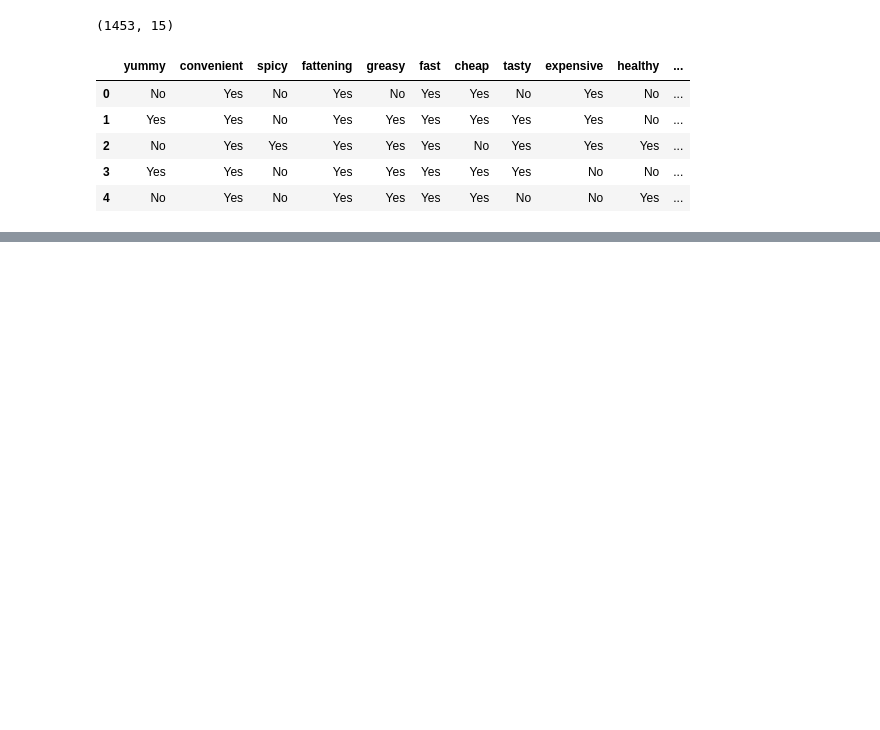
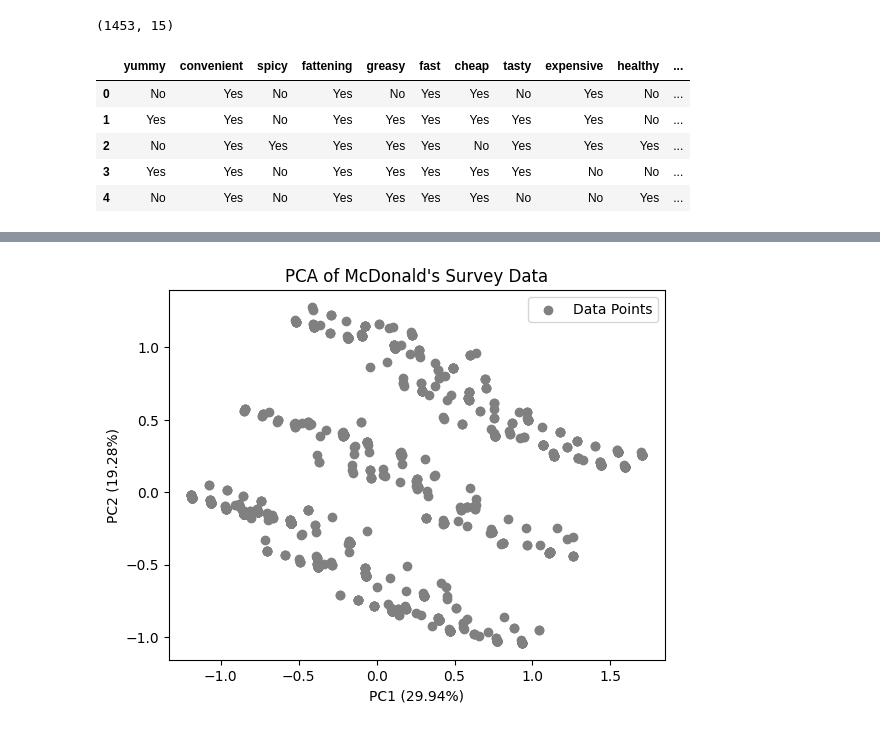
Before and after one commit to KAVINKUMAR1102/DATA-INVESTIGATION, a Jupyter notebook: McDonald's dataset.ipynb, the cells around one changed output, grey strips where cells are left out. Cells and saved outputs as stored; diff of their text form; code cells hidden in the pictures; blank space fills up the shorter version.

```diff
--- a/McDonald's dataset.ipynb
+++ b/McDonald's dataset.ipynb
@@ -44,0 +42,16 @@ dtype: float64
+# %%
+from sklearn.decomposition import PCA
+
+# convert 'Yes' and 'No' to 1 and 0 respectively in the first 11 columns
+MD_x = mcdonalds.iloc[:, :11].replace({'Yes': 1, 'No': 0}).values
+
+# perform PCA
+MD_pca = PCA().fit(MD_x)
+
+# print summary
+summary_df = pd.DataFrame({
+    'Standard deviation': np.sqrt(MD_pca.explained_variance_),
+    'Proportion of Variance': MD_pca.explained_variance_ratio_,
+    'Cumulative Proportion': np.cumsum(MD_pca.explained_variance_ratio_)
+})
+print(summary_df)
@@ -44,0 +71,18 @@ dtype: float64
+# %%
+import matplotlib.pyplot as plt
+
+# predict and project PCA
+pca = PCA().fit(MD_x)
+pca_proj = pca.transform(MD_x)
+
+# plot PCA
+plt.scatter(pca_proj[:, 0], pca_proj[:, 1], c='grey')
+plt.xlabel('PC1 ({:.2%})'.format(pca.explained_variance_ratio_[0]))
+plt.ylabel('PC2 ({:.2%})'.format(pca.explained_variance_ratio_[1]))
+plt.title('PCA of McDonald\'s Survey Data')
+
+# add legend
+plt.legend(['Data Points'])
+plt.show()
+# %% [output]
+[figure, added]
```
Also changed, not shown: parts of 5 cells of this notebook.
